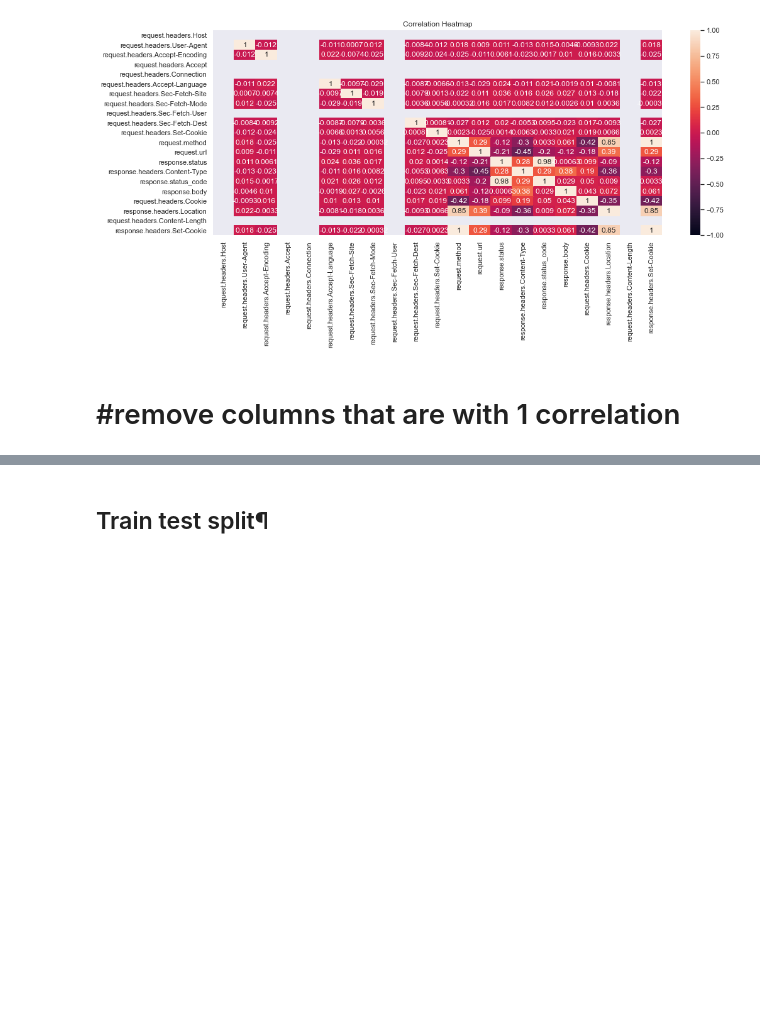
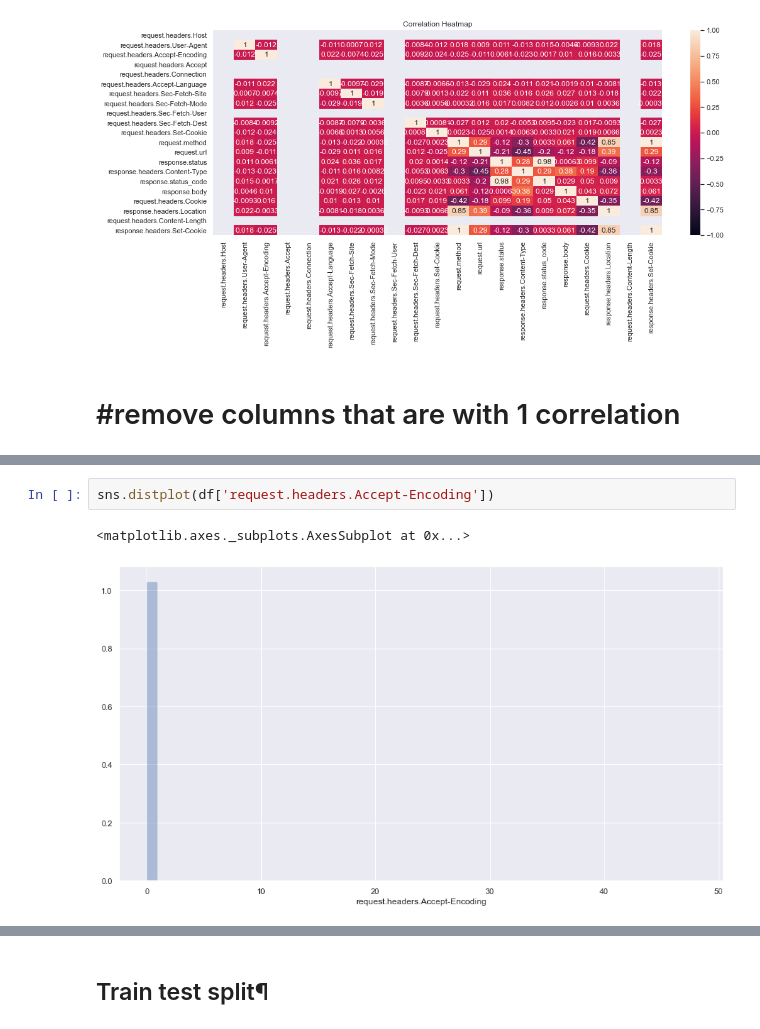
Before and after one commit to chenshtynmetz/CiscoCompetition, a Jupyter notebook: Dataset1.ipynb, the cells around one changed output, grey strips where cells are left out. Drawn from its saved outputs; the diff is of its cells as text; blank space fills up the shorter version.

```diff
--- a/Dataset1.ipynb
+++ b/Dataset1.ipynb
@@ -222,0 +230,5 @@ KeyError: "['response.headers.Set-Cookie'] not found in axis"
+# %%
+sns.distplot(df['request.headers.Accept-Encoding'])
+# %% [output]
+<matplotlib.axes._subplots.AxesSubplot at 0x...>
+[figure, added]
```
Also changed, not shown: parts of 24 cells of this notebook.
